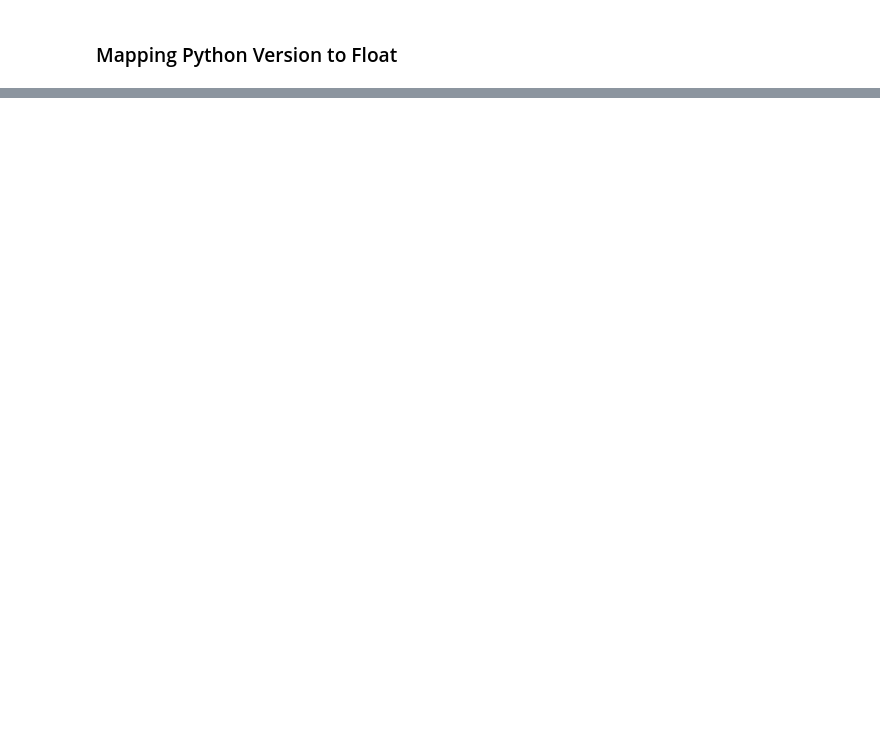
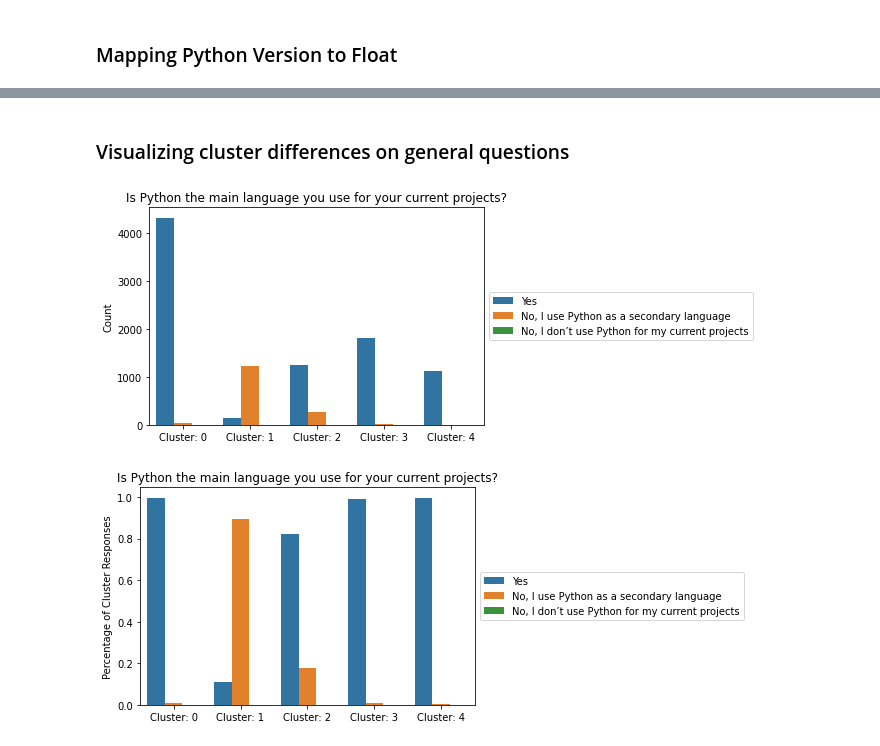
Before and after one commit to AdamSpannbauer/python_dev_survey_analysis, a Jupyter notebook: initial_eda.ipynb, the cells around one changed output, grey strips where cells are left out. Saved outputs shown, nothing was run; the diff lists cells and outputs as text; code cells hidden in the pictures; blank space fills up the shorter version.

```diff
--- a/initial_eda.ipynb
+++ b/initial_eda.ipynb
@@ -268,0 +315,3 @@ df = df.drop(columns=py_version_cols)
+# %%
+num_cols = df.select_dtypes("number").columns
+df = df.dropna(subset=num_cols)
@@ -268,0 +523,44 @@ df = df.drop(columns=py_version_cols)
+# %% [markdown]
+### Visualizing cluster differences on general questions
+# %%
+col = "Is Python the main language you use for your current projects?"
+
+plot_df = clst_df.copy()
+plot_df[col] = plot_df[col].replace(
+    {
+        3.0: "Yes",
+        2.0: "No, I use Python as a secondary language",
+        1.0: "No, I don’t use Python for my current projects",
+    }
+)
+
+hue_order = [
+    "Yes",
+    "No, I use Python as a secondary language",
+    "No, I don’t use Python for my current projects",
+]
+
+plot_df["cluster_str"] = "Cluster: " + plot_df["label"].astype(str)
+
+plot_df = plot_df[["cluster_str", col]]
+
+
+sns.countplot(x="cluster_str", hue=col, hue_order=hue_order, data=plot_df)
+plt.xlabel("")
+plt.ylabel("Count")
+plt.title(col)
+plt.legend(title="", loc="center left", bbox_to_anchor=(1.0, 0.5))
+plt.show()
+
+perc_df = pd.crosstab(plot_df["cluster_str"], plot_df[col], normalize="index")
+perc_plot_df = pd.melt(perc_df.reset_index(), "cluster_str")
+
+sns.barplot(x="cluster_str", y="value", hue=col, hue_order=hue_order, data=perc_plot_df)
+plt.xlabel("")
+plt.ylabel("Percentage of Cluster Responses")
+plt.title(col)
+plt.legend(title="", loc="center left", bbox_to_anchor=(1.0, 0.5))
+plt.show()
+# %% [output]
+[figure, added]
+[figure, added]
```
Also changed, not shown: parts of 27 cells of this notebook, 1 other file.
